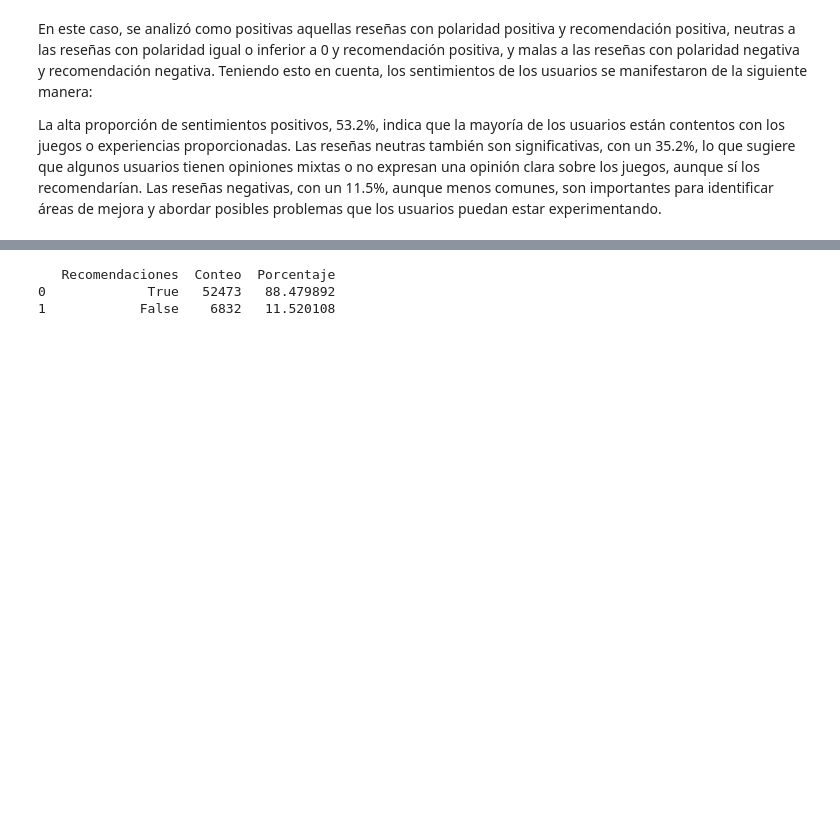
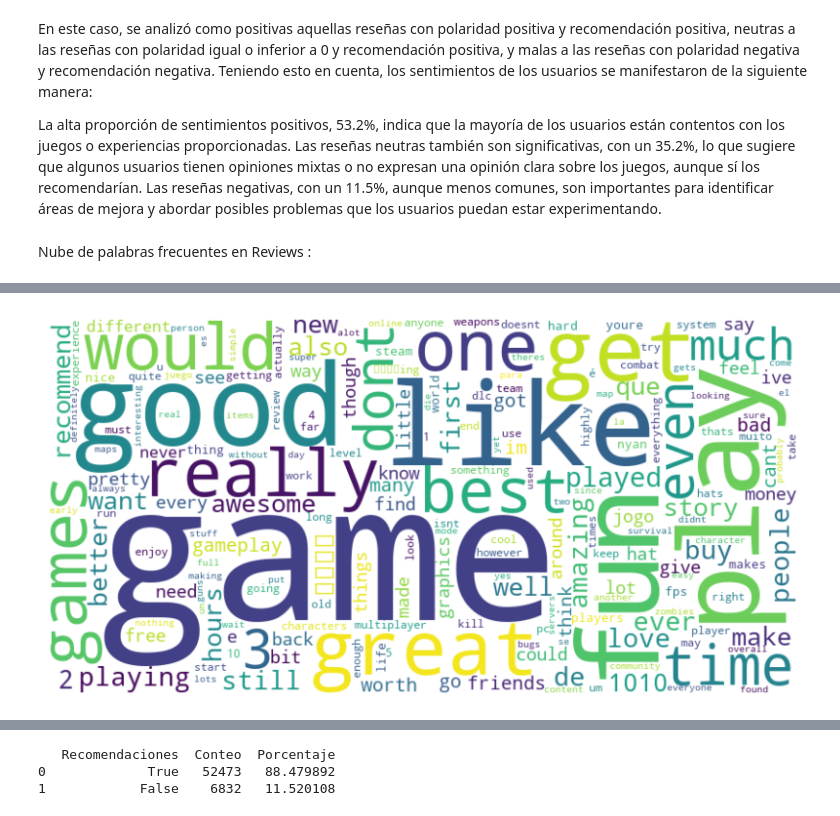
Before and after one commit to LuciaEscobedo/Proyecto-PIO1, a Jupyter notebook: Notebooks/EDA_Analisis_Exploratorio.ipynb, the cells around one changed output, grey strips where cells are left out. Drawn from its saved outputs; the diff is of its cells as text; code cells hidden in the pictures; blank space fills up the shorter version.

```diff
--- a/Notebooks/EDA_Analisis_Exploratorio.ipynb
+++ b/Notebooks/EDA_Analisis_Exploratorio.ipynb
@@ -78,3 +82,39 @@ En este caso, se analizó como positivas aquellas reseñas con polaridad positiv
 La alta proporción de sentimientos positivos, 53.2%, indica que la mayoría de los usuarios están contentos con los juegos o experiencias proporcionadas.
 Las reseñas neutras también son significativas, con un 35.2%, lo que sugiere que algunos usuarios tienen opiniones mixtas o no expresan una opinión clara sobre los juegos, aunque sí los recomendarían.
 Las reseñas negativas, con un 11.5%, aunque menos comunes, son importantes para identificar áreas de mejora y abordar posibles problemas que los usuarios puedan estar experimentando.
+# %% [markdown]
+Nube de palabras frecuentes en Reviews :
+# %%
+# Descargamos la lista de stopwords
+nltk.download('stopwords')
+
+# Obtenemos la lista en inglés
+stop_words = set(stopwords.words('english'))
+
+df_reviews = pd.read_csv('../Datasets/reviews.csv')
+
+# Limpiamos y tokenizamos el texto de la columna review, excluyendo stopwords
+def clean_text(text):
+    text = text.lower()  # Convertir a minúsculas
+    text = text.translate(str.maketrans('', '', string.punctuation))  # Eliminar puntuación
+    tokens = text.split()  # Tokenizar el texto
+    tokens = [word for word in tokens if word not in stop_words]  # Filtrar stopwords
+    return tokens
+
+# Contamos las palabras que se repiten en la columna review
+words_counter = Counter()
+for review in df_reviews['review']:
+    words_counter.update(clean_text(str(review)))
+
+# Mostrar las 10 palabras más comunes como ejemplo
+#print(words_counter.most_common(10))
+
+# Creamos la nube de palabras con colores personalizados
+cloud = WordCloud(width=800, height=400, background_color='white', colormap='viridis').generate_from_frequencies(words_counter)
+
+# Mostramos la nube de palabras
+plt.figure(figsize=(10, 5))
+plt.imshow(cloud, interpolation='bilinear')
+plt.axis('off')
+plt.show()
+# %% [output]
@@ -80,0 +124 @@ Las reseñas negativas, con un 11.5%, aunque menos comunes, son importantes para
+[figure, added]
```
Also changed, not shown: parts of 3 cells of this notebook.
